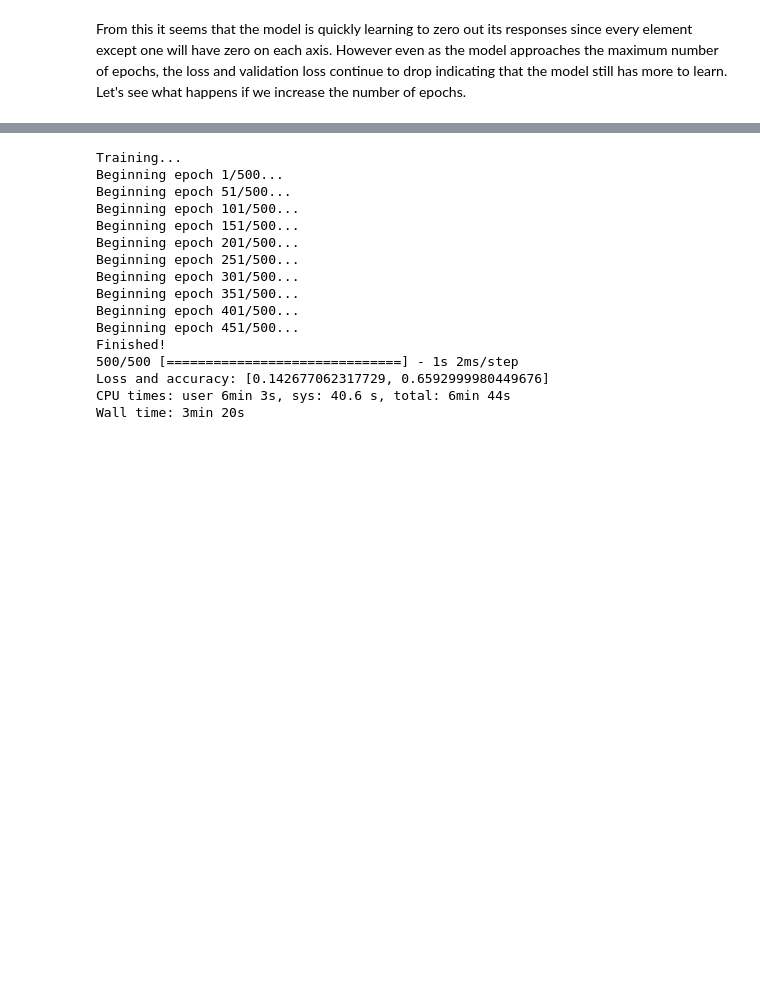
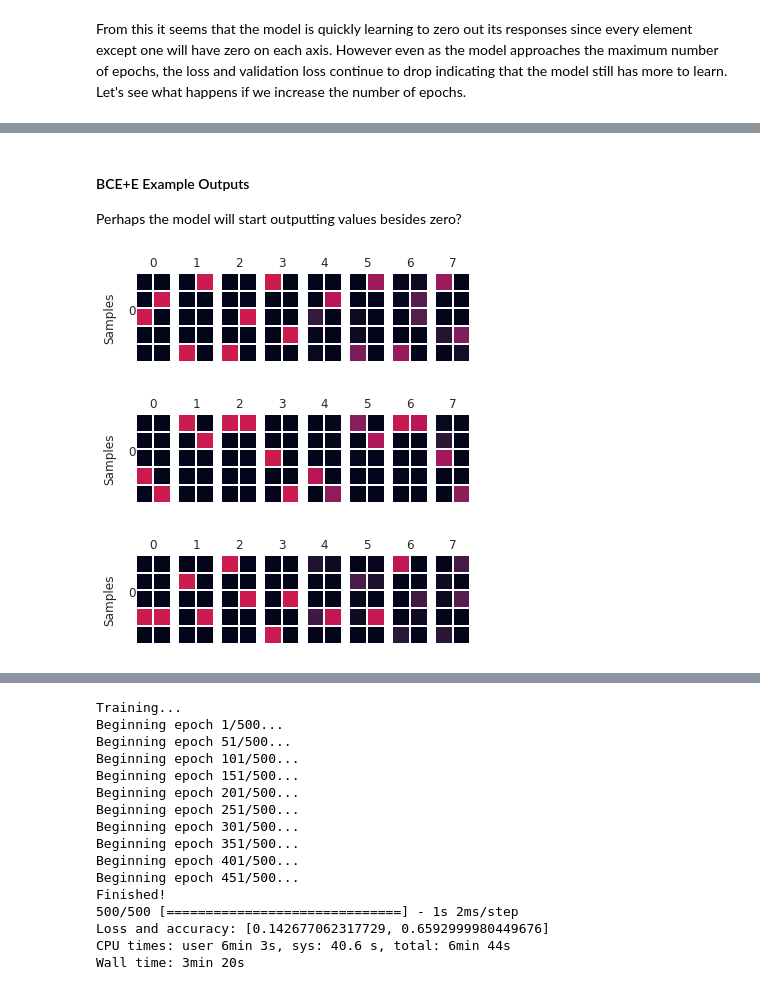
Before and after one commit to apra93/leabra-tf, a Jupyter notebook: docs/source/notebooks/0.2.1-Iterating-the-BP-Model-on-GPUs.ipynb, the cells around one changed output, grey strips where cells are left out. Cells and saved outputs as stored; diff of their text form; code cells hidden in the pictures; blank space fills up the shorter version.

Commit message:
NB-0.2.1: Added a few more loss examples.

```diff
--- a/docs/source/notebooks/0.2.1-Iterating-the-BP-Model-on-GPUs.ipynb
+++ b/docs/source/notebooks/0.2.1-Iterating-the-BP-Model-on-GPUs.ipynb
@@ -520,0 +527,16 @@ From this it seems that the model is quickly learning to zero out its responses
+# %%
+%%time
+# Time the execution of the cell
+
+# Define the bce model
+model = bp_model_bce()
+# Train for EPOCHS epochs
+print('Training...')
+history = model.fit(training_x, training_y, epochs=10*EPOCHS, batch_size=1,
+                    validation_data=(validation_x, validation_y), verbose=0,
+                    callbacks=[OnlyNUpdates(10)])
+print('Finished!')
+
+# Score the resulting model
+score = model.evaluate(testing_x, testing_y, batch_size=1)
+print('Loss and accuracy:', score)
@@ -520,0 +560,10 @@ From this it seems that the model is quickly learning to zero out its responses
+# %% [markdown]
+#### BCE+E Example Outputs
+
+Perhaps the model will start outputting values besides zero?
+# %%
+visualize_model(model)
+# %% [output]
+[figure, added]
+[figure, added]
+[figure, added]
```
Also changed, not shown: parts of 30 cells of this notebook.
